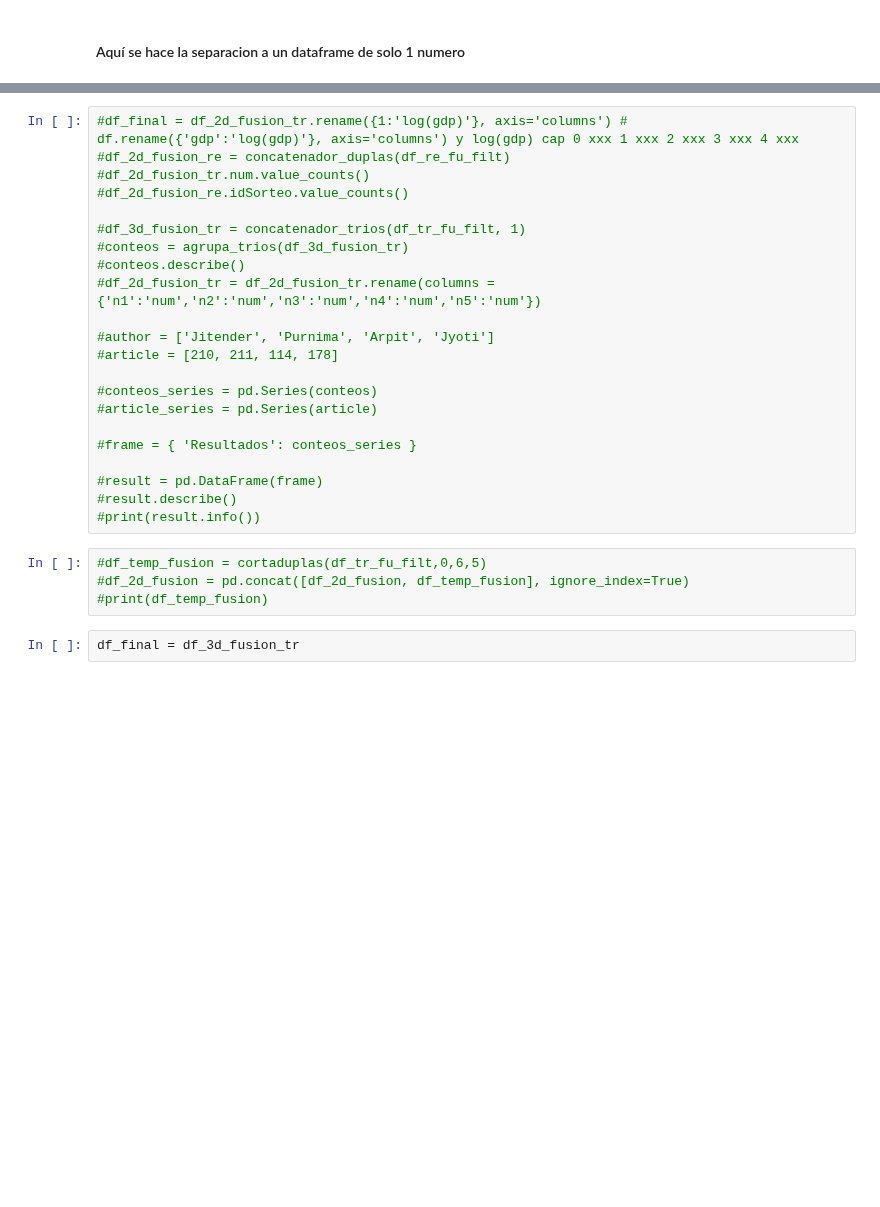
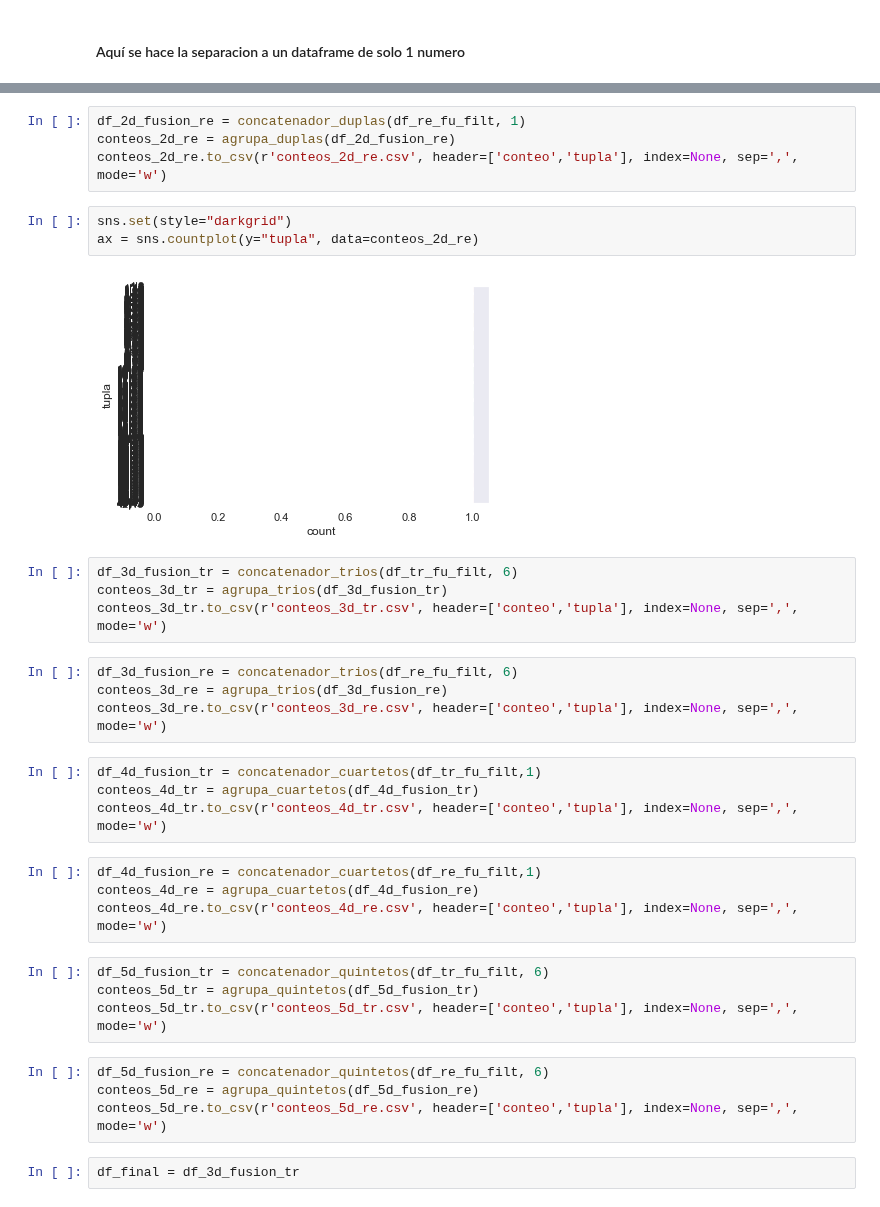
Before and after one commit to chitara44/datascience, a Jupyter notebook: BalotoRecomender.ipynb, the cells around one changed output, grey strips where cells are left out. Drawn from its saved outputs; the diff is of its cells as text; blank space fills up the shorter version.

```diff
--- a/BalotoRecomender.ipynb
+++ b/BalotoRecomender.ipynb
@@ -633,29 +588,36 @@ print(df_5d_fusion_re)
-# %%
-#df_final = df_2d_fusion_tr.rename({1:'log(gdp)'}, axis='columns') # df.rename({'gdp':'log(gdp)'}, axis='columns') y log(gdp) cap 0 xxx 1 xxx 2 xxx 3 xxx 4 xxx
-#df_2d_fusion_re = concatenador_duplas(df_re_fu_filt)
-#df_2d_fusion_tr.num.value_counts()
-#df_2d_fusion_re.idSorteo.value_counts()
-
-#df_3d_fusion_tr = concatenador_trios(df_tr_fu_filt, 1)
-#conteos = agrupa_trios(df_3d_fusion_tr)
-#conteos.describe()
-#df_2d_fusion_tr = df_2d_fusion_tr.rename(columns = {'n1':'num','n2':'num','n3':'num','n4':'num','n5':'num'})
-
-#author = ['Jitender', 'Purnima', 'Arpit', 'Jyoti']
-#article = [210, 211, 114, 178]
-
-#conteos_series = pd.Series(conteos)
-#article_series = pd.Series(article)
-
-#frame = { 'Resultados': conteos_series }
-
-#result = pd.DataFrame(frame)
-#result.describe()
-#print(result.info())
-# %%
-#df_temp_fusion = cortaduplas(df_tr_fu_filt,0,6,5)
-#df_2d_fusion = pd.concat([df_2d_fusion, df_temp_fusion], ignore_index=True)
-#print(df_temp_fusion)
+# %%
+df_2d_fusion_re = concatenador_duplas(df_re_fu_filt, 1)
+conteos_2d_re = agrupa_duplas(df_2d_fusion_re)
+conteos_2d_re.to_csv(r'conteos_2d_re.csv', header=['conteo','tupla'], index=None, sep=',', mode='w')
+# %%
+sns.set(style="darkgrid")
+ax = sns.countplot(y="tupla", data=conteos_2d_re)
+# %% [output]
+[figure, added]
+# %%
+df_3d_fusion_tr = concatenador_trios(df_tr_fu_filt, 6)
+conteos_3d_tr = agrupa_trios(df_3d_fusion_tr)
+conteos_3d_tr.to_csv(r'conteos_3d_tr.csv', header=['conteo','tupla'], index=None, sep=',', mode='w')
+# %%
+df_3d_fusion_re = concatenador_trios(df_re_fu_filt, 6)
+conteos_3d_re = agrupa_trios(df_3d_fusion_re)
+conteos_3d_re.to_csv(r'conteos_3d_re.csv', header=['conteo','tupla'], index=None, sep=',', mode='w')
+# %%
+df_4d_fusion_tr = concatenador_cuartetos(df_tr_fu_filt,1)
+conteos_4d_tr = agrupa_cuartetos(df_4d_fusion_tr)
+conteos_4d_tr.to_csv(r'conteos_4d_tr.csv', header=['conteo','tupla'], index=None, sep=',', mode='w')
+# %%
+df_4d_fusion_re = concatenador_cuartetos(df_re_fu_filt,1)
+conteos_4d_re = agrupa_cuartetos(df_4d_fusion_re)
+conteos_4d_re.to_csv(r'conteos_4d_re.csv', header=['conteo','tupla'], index=None, sep=',', mode='w')
+# %%
+df_5d_fusion_tr = concatenador_quintetos(df_tr_fu_filt, 6)
+conteos_5d_tr = agrupa_quintetos(df_5d_fusion_tr)
+conteos_5d_tr.to_csv(r'conteos_5d_tr.csv', header=['conteo','tupla'], index=None, sep=',', mode='w')
+# %%
+df_5d_fusion_re = concatenador_quintetos(df_re_fu_filt, 6)
+conteos_5d_re = agrupa_quintetos(df_5d_fusion_re)
+conteos_5d_re.to_csv(r'conteos_5d_re.csv', header=['conteo','tupla'], index=None, sep=',', mode='w')
 # %%
 df_final = df_3d_fusion_tr
 # %%
```
Also changed, not shown: parts of 52 cells of this notebook, 25 other files.
